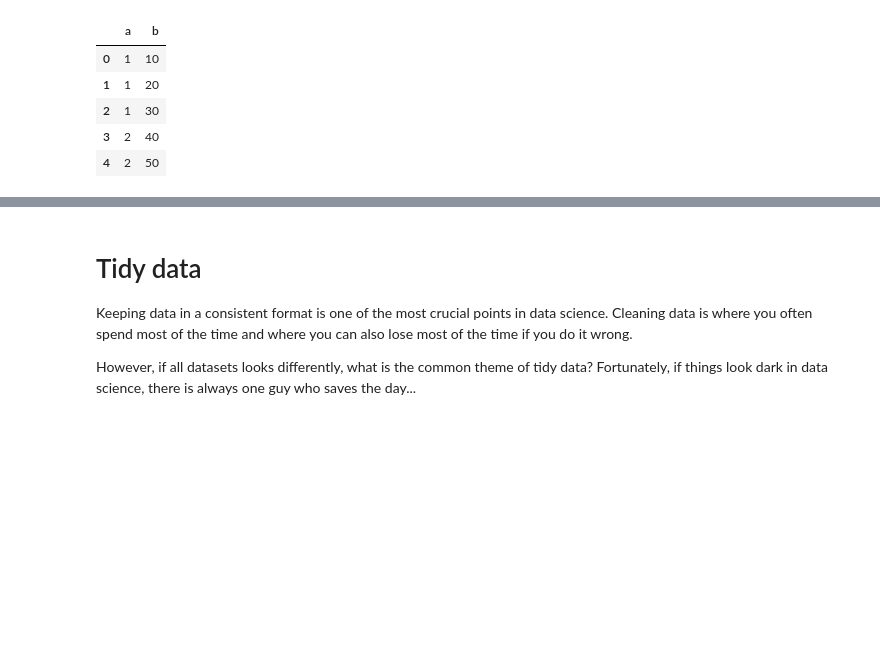
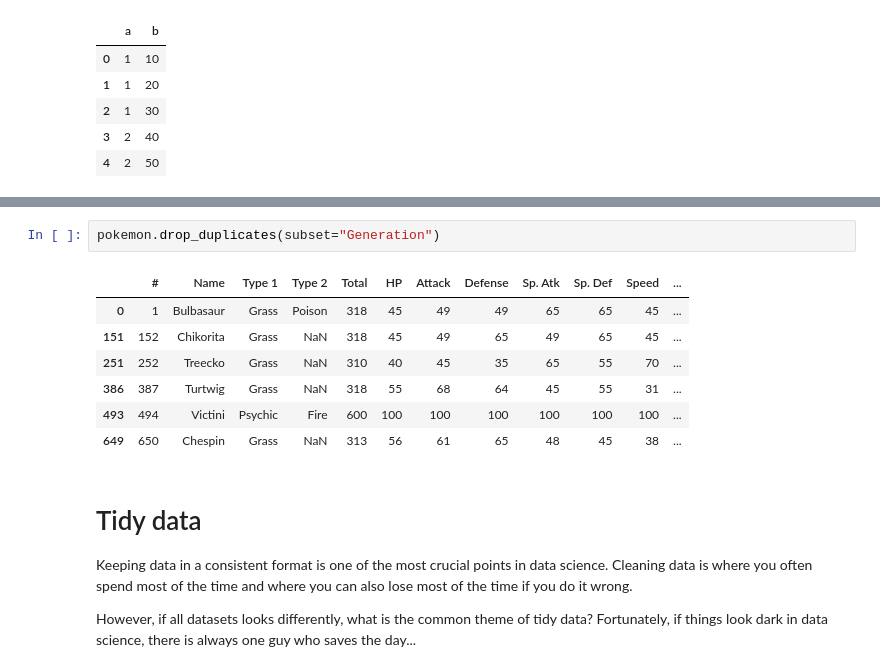
Before and after one commit to scientificprogrammingUOS/lectures, a Jupyter notebook: week07-Cleaning_Data_with_Pandas/lecture.ipynb, the cells around one changed output, grey strips where cells are left out. Drawn from its saved outputs; the diff is of its cells as text; blank space fills up the shorter version.

```diff
--- a/week07-Cleaning_Data_with_Pandas/lecture.ipynb
+++ b/week07-Cleaning_Data_with_Pandas/lecture.ipynb
@@ -277,3 +280,13 @@ df1.drop_duplicates()
+# %%
+pokemon.drop_duplicates(subset="Generation")
+# %% [output]
+|  | # | Name | Type 1 | Type 2 | Total | HP | Attack | Defense | Sp. Atk | Sp. Def | Speed | ... |
+| 0 | 1 | Bulbasaur | Grass | Poison | 318 | 45 | 49 | 49 | 65 | 65 | 45 | ... |
+| 151 | 152 | Chikorita | Grass | NaN | 318 | 45 | 49 | 65 | 49 | 65 | 45 | ... |
+| 251 | 252 | Treecko | Grass | NaN | 310 | 40 | 45 | 35 | 65 | 55 | 70 | ... |
+| 386 | 387 | Turtwig | Grass | NaN | 318 | 55 | 68 | 64 | 45 | 55 | 31 | ... |
+| 493 | 494 | Victini | Psychic | Fire | 600 | 100 | 100 | 100 | 100 | 100 | 100 | ... |
+| 649 | 650 | Chespin | Grass | NaN | 313 | 56 | 61 | 65 | 48 | 45 | 38 | ... |
 # %% [markdown]
 # Tidy data
 
```
Also changed, not shown: parts of 38 cells of this notebook, 8 other files.
